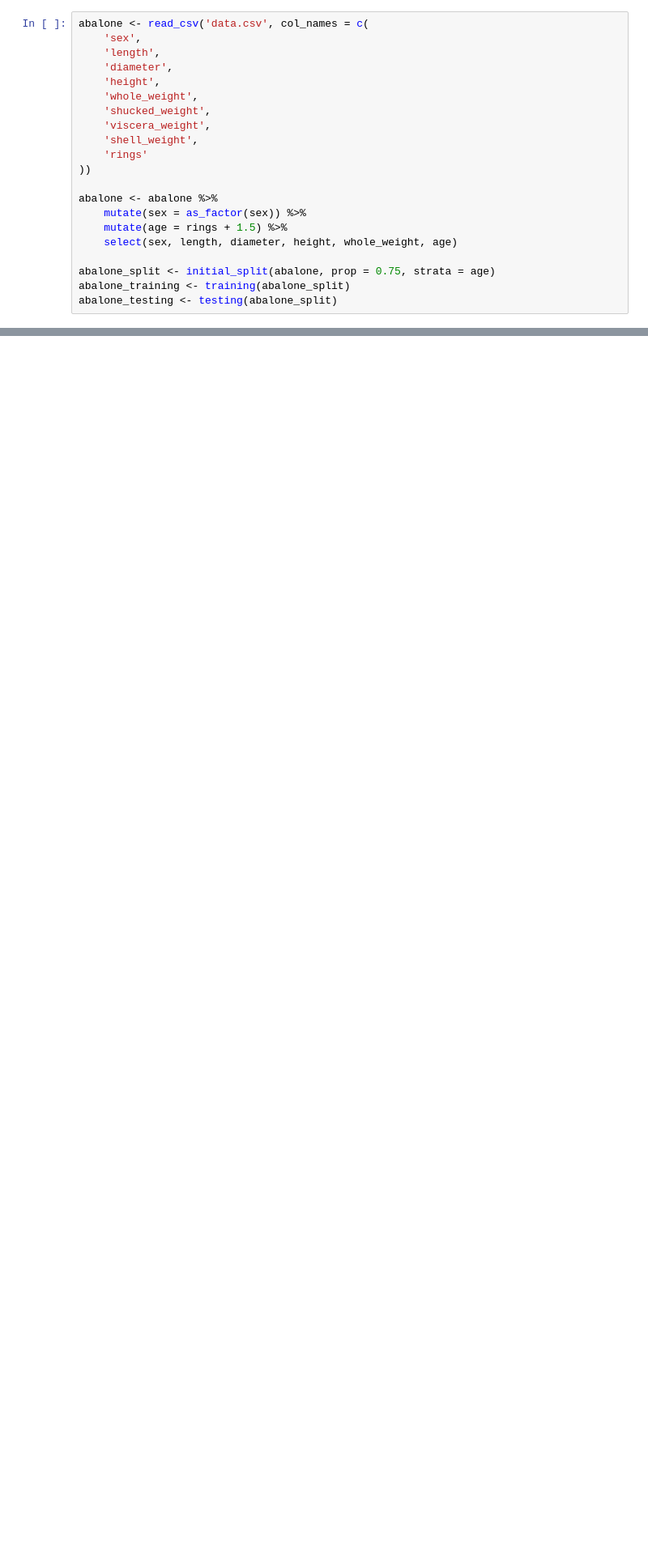
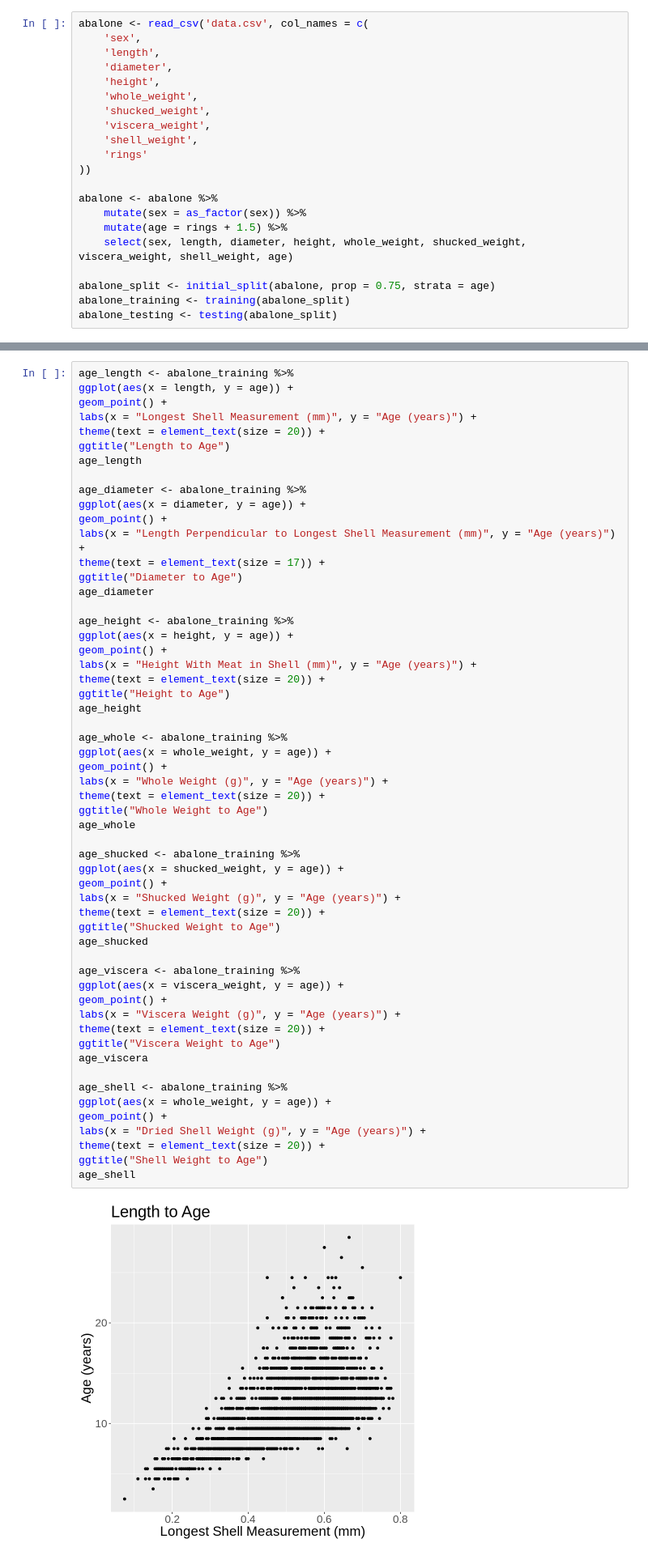
Before and after one commit to BrittonHelfert/DSCI-100-Group-Project, a Jupyter notebook: proposal.ipynb, the cells around one changed output, grey strips where cells are left out. Shown at 81% size. Cells and saved outputs as stored; diff of their text form; blank space fills up the shorter version.

Commit message:
Made scatter plots for all predictors

```diff
--- a/proposal.ipynb
+++ b/proposal.ipynb
@@ -33,7 +48,7 @@ abalone <- read_csv('data.csv', col_names = c(
 abalone <- abalone %>%
     mutate(sex = as_factor(sex)) %>%
     mutate(age = rings + 1.5) %>%
-    select(sex, length, diameter, height, whole_weight, age)
+    select(sex, length, diameter, height, whole_weight, shucked_weight, viscera_weight, shell_weight, age)
 
 abalone_split <- initial_split(abalone, prop = 0.75, strata = age)
 abalone_training <- training(abalone_split)
@@ -55,3 +70,61 @@ cols(
 ## Summarization
 # %% [markdown]
 ## Visualization
+# %%
+age_length <- abalone_training %>%
+ggplot(aes(x = length, y = age)) +
+geom_point() +
+labs(x = "Longest Shell Measurement (mm)", y = "Age (years)") +
+theme(text = element_text(size = 20)) +
+ggtitle("Length to Age")
+age_length
+
+age_diameter <- abalone_training %>%
+ggplot(aes(x = diameter, y = age)) +
+geom_point() +
+labs(x = "Length Perpendicular to Longest Shell Measurement (mm)", y = "Age (years)") +
+theme(text = element_text(size = 17)) +
+ggtitle("Diameter to Age")
+age_diameter
+
+age_height <- abalone_training %>%
+ggplot(aes(x = height, y = age)) +
+geom_point() +
+labs(x = "Height With Meat in Shell (mm)", y = "Age (years)") +
+theme(text = element_text(size = 20)) +
+ggtitle("Height to Age")
+age_height
+
+age_whole <- abalone_training %>%
+ggplot(aes(x = whole_weight, y = age)) +
+geom_point() +
+labs(x = "Whole Weight (g)", y = "Age (years)") +
+theme(text = element_text(size = 20)) +
+ggtitle("Whole Weight to Age")
+age_whole
+
+age_shucked <- abalone_training %>%
+ggplot(aes(x = shucked_weight, y = age)) +
+geom_point() +
+labs(x = "Shucked Weight (g)", y = "Age (years)") +
+theme(text = element_text(size = 20)) +
+ggtitle("Shucked Weight to Age")
+age_shucked
+
+age_viscera <- abalone_training %>%
+ggplot(aes(x = viscera_weight, y = age)) +
+geom_point() +
+labs(x = "Viscera Weight (g)", y = "Age (years)") +
+theme(text = element_text(size = 20)) +
+ggtitle("Viscera Weight to Age")
+age_viscera
+
+age_shell <- abalone_training %>%
+ggplot(aes(x = whole_weight, y = age)) +
+geom_point() +
+labs(x = "Dried Shell Weight (g)", y = "Age (years)") +
+theme(text = element_text(size = 20)) +
+ggtitle("Shell Weight to Age")
+age_shell
+# %% [output]
+[figure, added]
```
Also changed, not shown: parts of 2 cells of this notebook.
